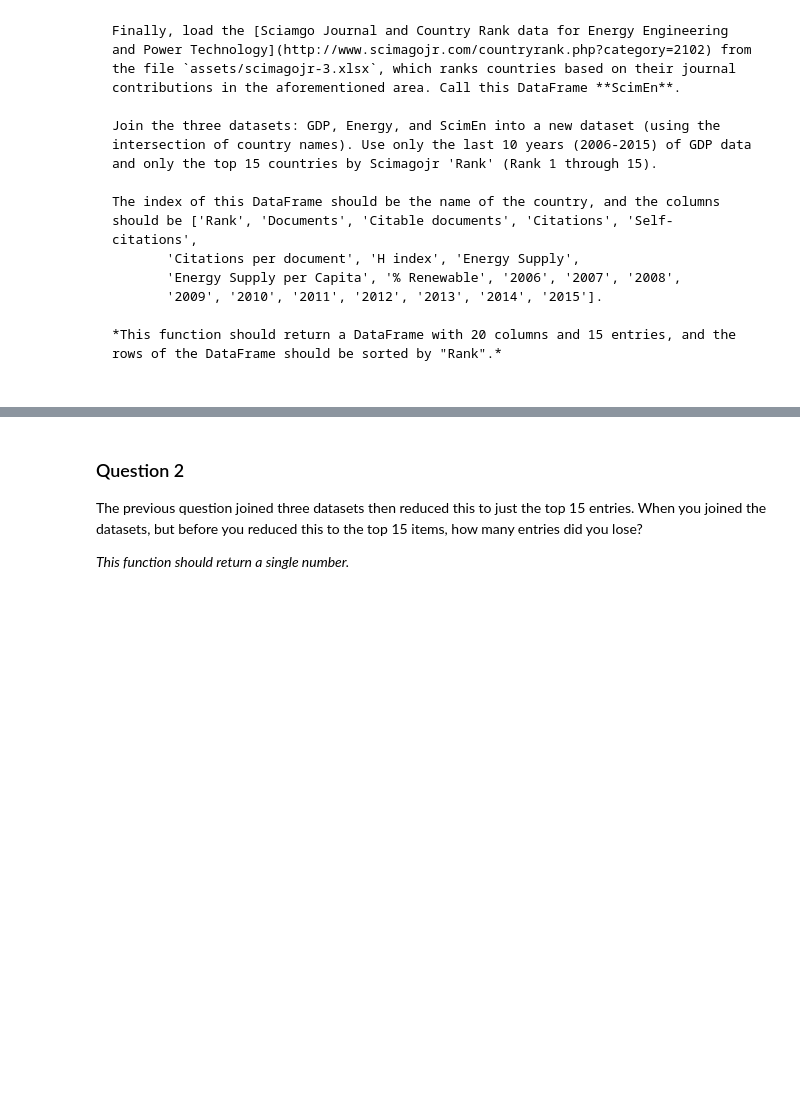
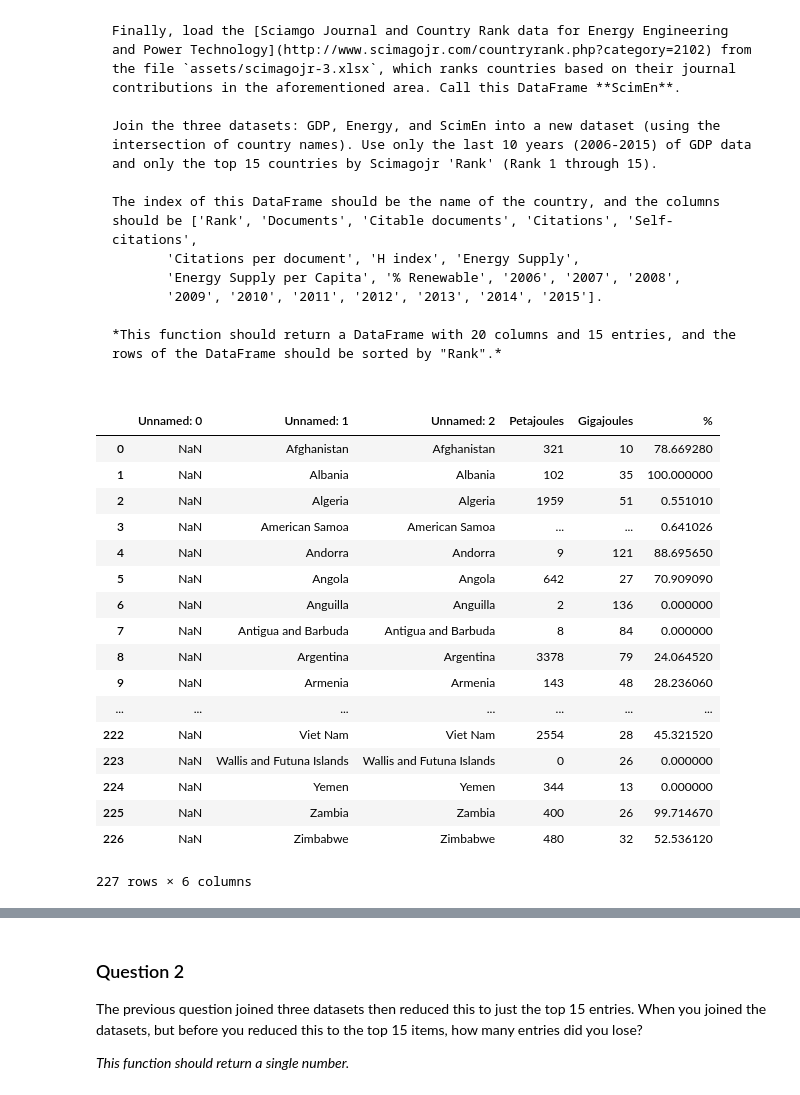
Before and after one commit to eldor-fozilov/applied-data-science-with-python, a Jupyter notebook: Introduction to Data Science with Python/assignments/assignment3/assignment3.ipynb, the cells around one changed output, grey strips where cells are left out. Saved outputs shown, nothing was run; the diff lists cells and outputs as text; code cells hidden in the pictures; blank space fills up the shorter version.

```diff
--- a/Introduction to Data Science with Python/assignments/assignment3/assignment3.ipynb
+++ b/Introduction to Data Science with Python/assignments/assignment3/assignment3.ipynb
@@ -51,3 +51,24 @@ The index of this DataFrame should be the name of the country, and the columns s
 Energy = pd.read_excel('assets/Energy Indicators.xls', header=17, skipfooter = 38)
 GDP = pd.read_csv('assets/world_bank.csv', header=4)
 ScimEn = pd.read_excel('assets/scimagojr-3.xlsx')
+# %%
+Energy
+# %% [output]
+|  | Unnamed: 0 | Unnamed: 1 | Unnamed: 2 | Petajoules | Gigajoules | % |
+| 0 | NaN | Afghanistan | Afghanistan | 321 | 10 | 78.669280 |
+| 1 | NaN | Albania | Albania | 102 | 35 | 100.000000 |
+| 2 | NaN | Algeria | Algeria | 1959 | 51 | 0.551010 |
+| 3 | NaN | American Samoa | American Samoa | ... | ... | 0.641026 |
+| 4 | NaN | Andorra | Andorra | 9 | 121 | 88.695650 |
+| 5 | NaN | Angola | Angola | 642 | 27 | 70.909090 |
+| 6 | NaN | Anguilla | Anguilla | 2 | 136 | 0.000000 |
+| 7 | NaN | Antigua and Barbuda | Antigua and Barbuda | 8 | 84 | 0.000000 |
+| 8 | NaN | Argentina | Argentina | 3378 | 79 | 24.064520 |
+| 9 | NaN | Armenia | Armenia | 143 | 48 | 28.236060 |
+| ... | ... | ... | ... | ... | ... | ... |
+| 222 | NaN | Viet Nam | Viet Nam | 2554 | 28 | 45.321520 |
+| 223 | NaN | Wallis and Futuna Islands | Wallis and Futuna Islands | 0 | 26 | 0.000000 |
+| 224 | NaN | Yemen | Yemen | 344 | 13 | 0.000000 |
+| 225 | NaN | Zambia | Zambia | 400 | 26 | 99.714670 |
+| 226 | NaN | Zimbabwe | Zimbabwe | 480 | 32 | 52.536120 |
+227 rows × 6 columns
```
Also changed, not shown: parts of 15 cells of this notebook, 7 other files.
